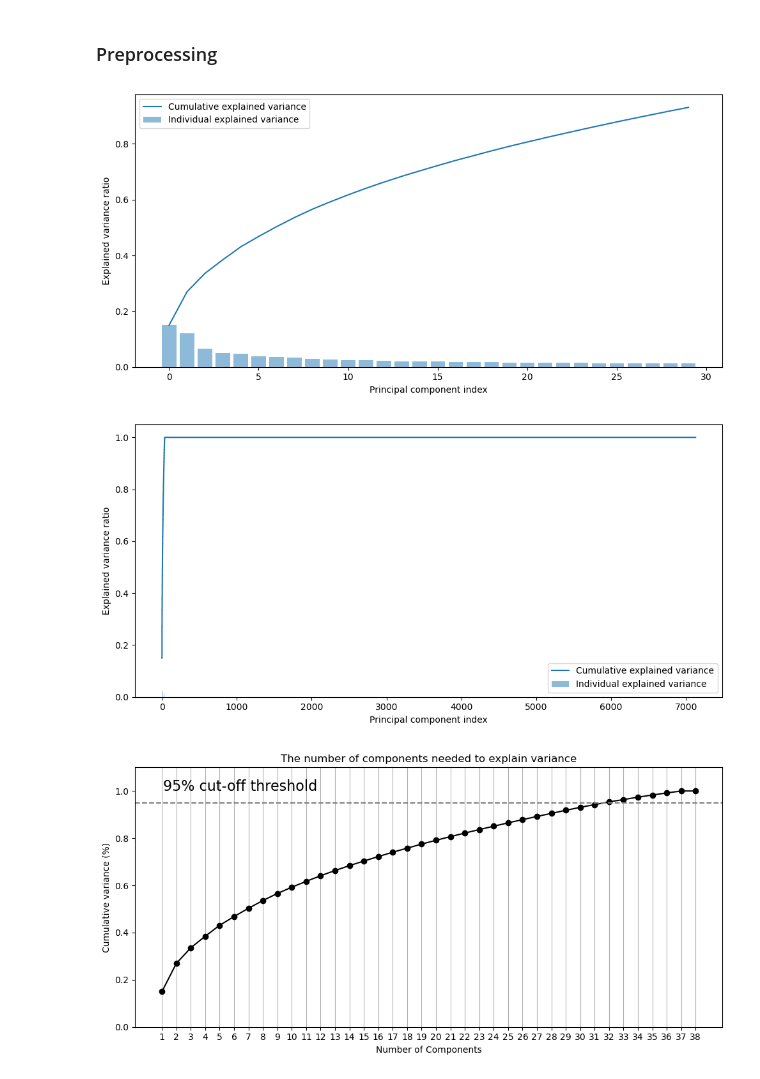
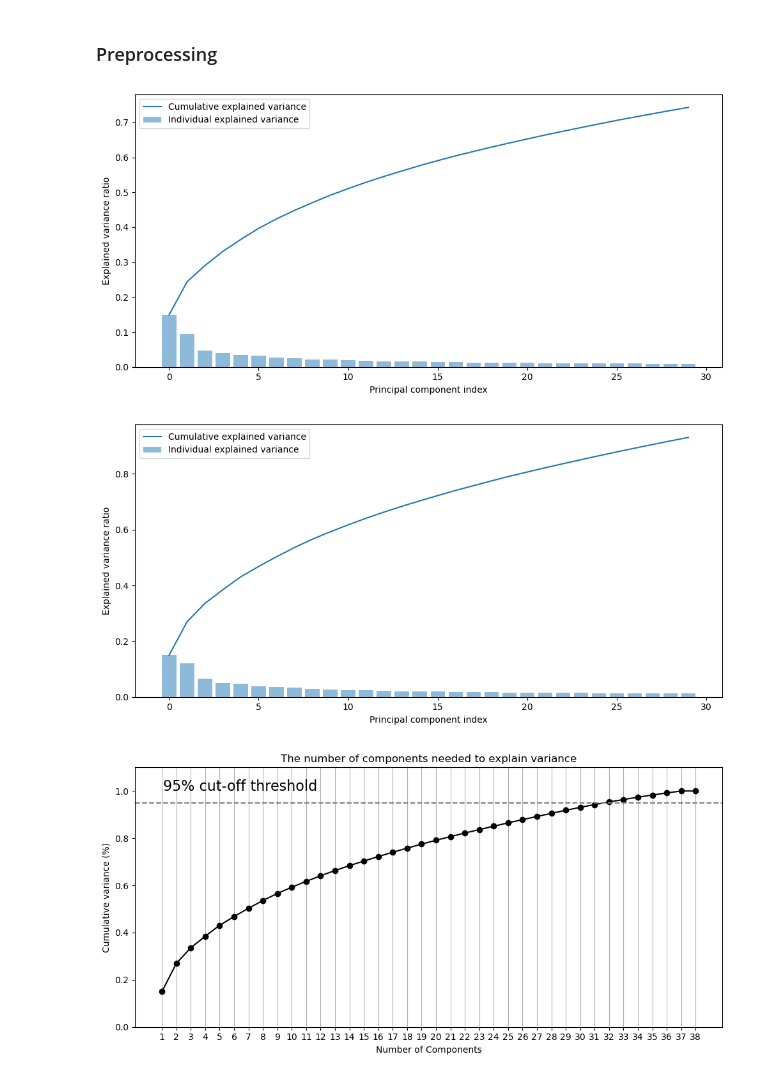
Before and after one commit to jaccobroere/vu-case-study-eds, a Jupyter notebook: src/Components.ipynb, the cells around one changed output. Saved outputs shown, nothing was run; the diff lists cells and outputs as text; code cells hidden in the pictures.

```diff
--- a/src/Components.ipynb
+++ b/src/Components.ipynb
@@ -95,35 +95,35 @@ X_test = preprocessing_pipe.fit_transform(test)
 X_total = preprocessing_pipe.fit_transform(total)
 # %%
 pca1 = PCA(n_components=N_COMPONENTS, random_state=SEED)
-X_train_pca = pca1.fit_transform(X_train)
+
+X_train_pca = pca1.fit_transform(X_total)
 exp_var_pca = pca1.explained_variance_ratio_
 cum_sum_eigenvalues = np.cumsum(exp_var_pca)
 cum_sum_eigenvalues
 
 plt.bar(range(0,len(exp_var_pca)), exp_var_pca, alpha=0.5, align='center', label='Individual explained variance')
 plt.plot(range(0,len(cum_sum_eigenvalues)), cum_sum_eigenvalues, label='Cumulative explained variance')
 plt.ylabel('Explained variance ratio')
 plt.xlabel('Principal component index')
 plt.legend(loc='best')
 plt.tight_layout()
 plt.show()
 # %% [output]
-[figure, old version]
+[figure, new version]
 # %%
 cov_matrix = np.cov(X_train, rowvar=False)
 egnvalues, egnvectors = eigh(cov_matrix)
 total_egnvalues = sum(egnvalues)
 var_exp = [(i/total_egnvalues) for i in sorted(egnvalues, reverse=True)]
+cum_sum_exp = np.cumsum(var_exp)
 
-import matplotlib.pyplot as plt
-cum_sum_exp = np.cumsum(var_exp)
-plt.bar(range(0,len(var_exp)), var_exp, alpha=0.5, align='center', label='Individual explained variance')
-plt.step(range(0,len(cum_sum_exp)), cum_sum_exp, where='mid',label='Cumulative explained variance')
+plt.bar(range(0,30), var_exp[:30], alpha=0.5, align='center', label='Individual explained variance')
+plt.plot(range(0,30), cum_sum_exp[:30], label='Cumulative explained variance')
 plt.ylabel('Explained variance ratio')
 plt.xlabel('Principal component index')
 plt.legend(loc='best')
 plt.tight_layout()
 plt.show()
 # %% [output]
-[figure, old version]
+[figure, new version]
 # %%
```
Also changed, not shown: parts of 5 cells of this notebook, 2 other files.
